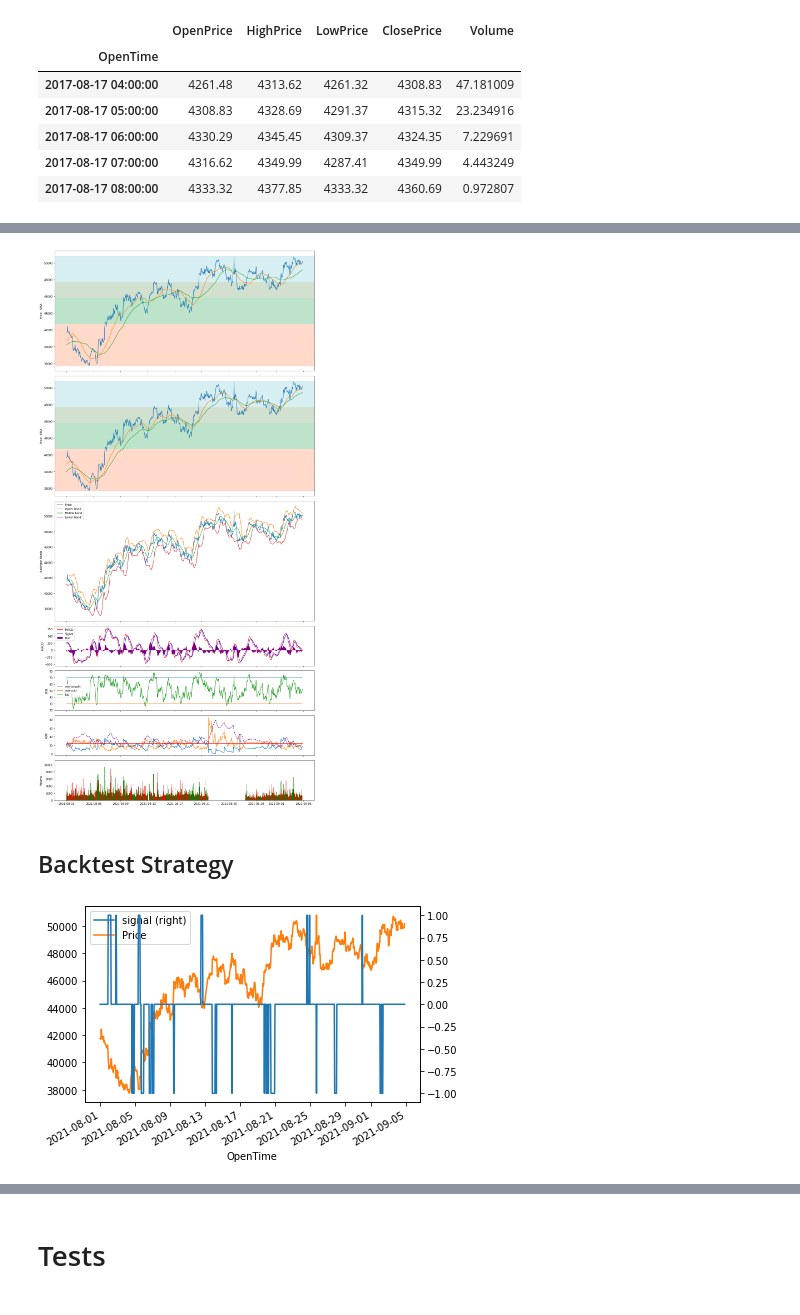
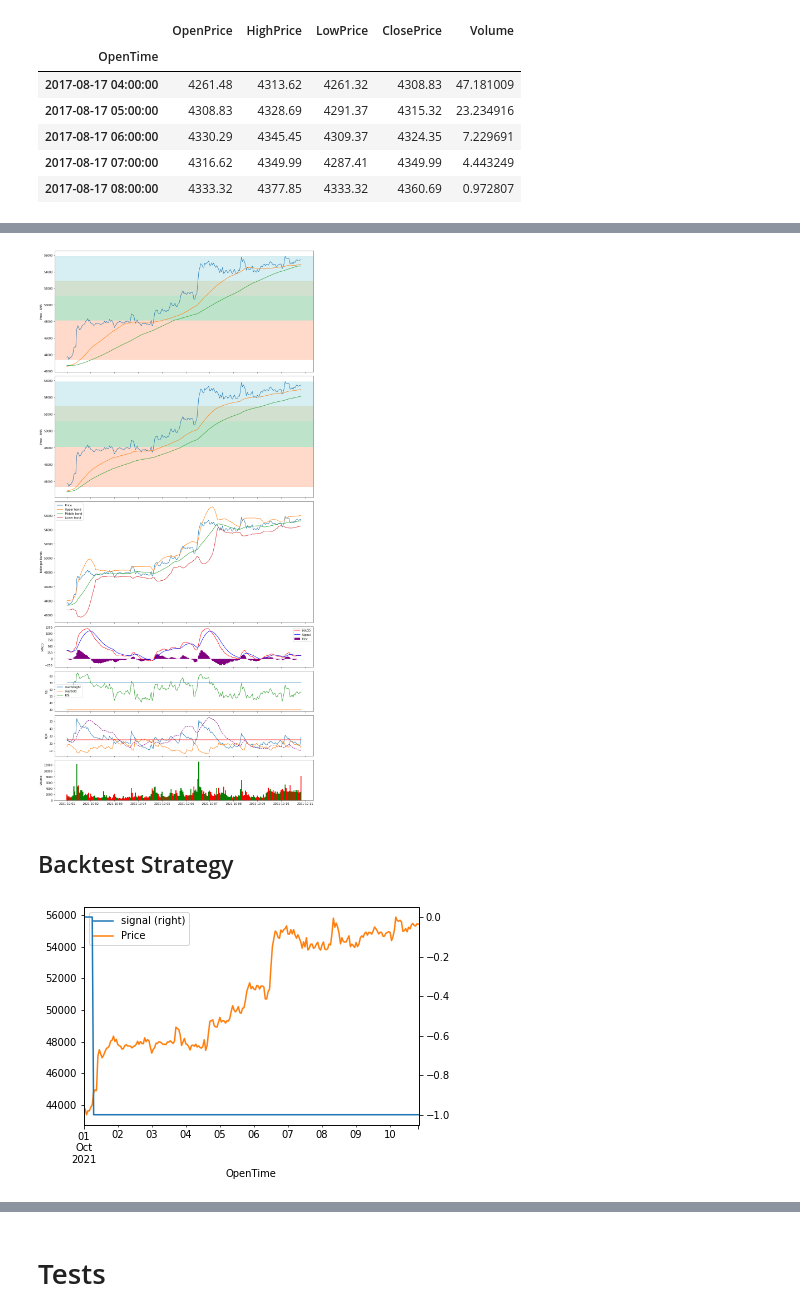
Before and after one commit to evandroagnes/cryptocurrencies-trading, a Jupyter notebook: cryptocurrencies_analysis.ipynb, the cells around one changed output, grey strips where cells are left out. Cells and saved outputs as stored; diff of their text form; code cells hidden in the pictures.

```diff
--- a/cryptocurrencies_analysis.ipynb
+++ b/cryptocurrencies_analysis.ipynb
@@ -25,7 +28,7 @@ strategy_interval = '1H'
 
 # date to start/end analysis
 # Use '' for not to limit the data
-dt_start_analysis = '2021-8-1'
+dt_start_analysis = '2021-10-1'
 dt_end_analysis = ''
 # %%
 from binance_utils import init
@@ -210,7 +213,7 @@ ax7.set_ylabel('Volume')
 
 fig.tight_layout()
 # %% [output]
-[figure, old version]
+[figure, new version]
 # %% [markdown]
 ## Backtest Strategy
 # %%
@@ -233,16 +236,17 @@ bt_ema_cross = signal_strategy(price_data.copy(), signal, 'ema_cross')
 # %%
 from strategy_utils import get_rsi_signal
 from backtest_utils import signal_strategy
 
-signal = get_rsi_signal(data[['RSI']].copy())
+#signal = get_rsi_signal(data[['RSI']].copy())
+signal = get_rsi_signal(data[['RSI']].copy(), overbought_value=70, oversold_value=30)
 
 # Merge the data
 combined_df = bt.merge(signal, price_data)
 combined_df.columns = ['signal', 'Price']
 combined_df.plot(secondary_y=['signal'])
 plt.show()
 # %% [output]
-[figure, old version]
+[figure, new version]
 # %%
 bt_rsi = signal_strategy(price_data.copy(), signal, 'rsi_mr')
 
```
Also changed, not shown: parts of 27 cells of this notebook.
